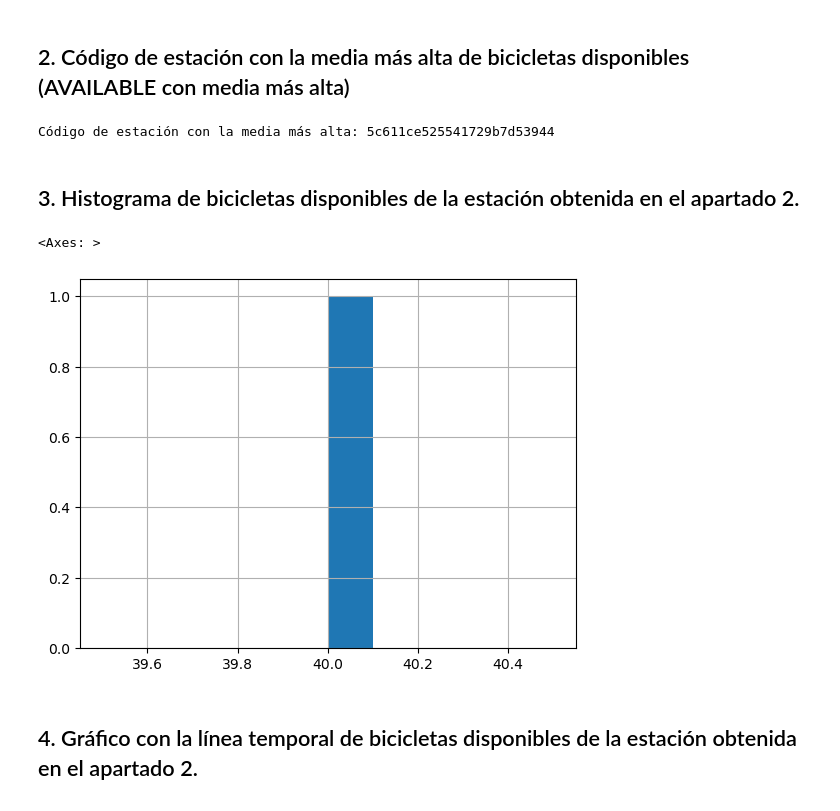
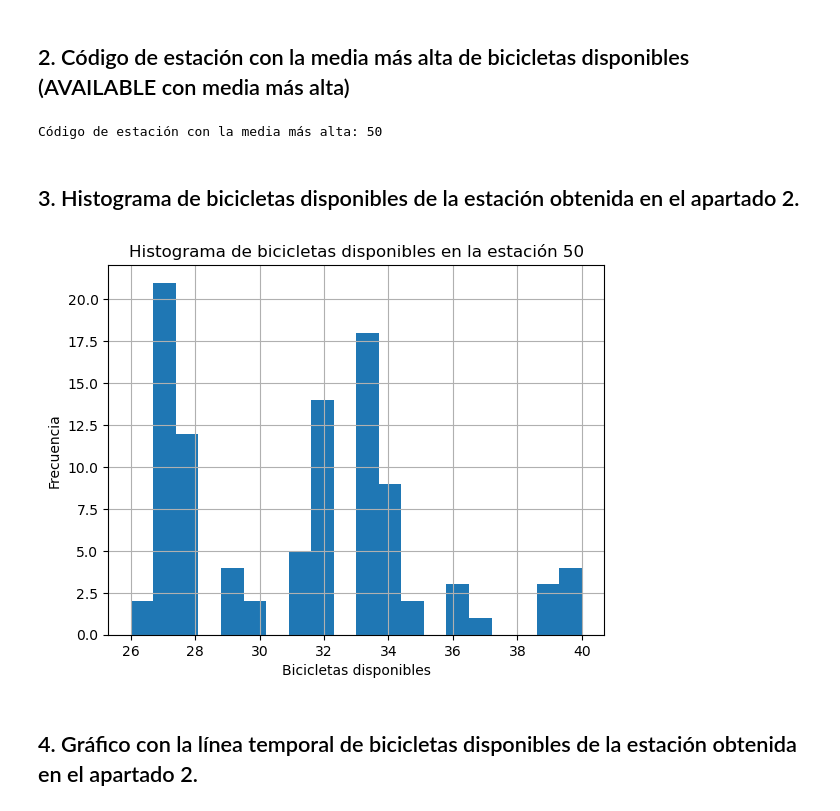
Before and after one commit to NoeliaO/CEIABD, a Jupyter notebook: PROGRAMACION DE INTELIGENCIA ARTIFICIAL/EJERCICIOS/ProyectoProgramacionIA-ValenBici/Ejercicio_Valenbici.ipynb, the cells around one changed output. Drawn from its saved outputs; the diff is of its cells as text; code cells hidden in the pictures.

```diff
--- a/PROGRAMACION DE INTELIGENCIA ARTIFICIAL/EJERCICIOS/ProyectoProgramacionIA-ValenBici/Ejercicio_Valenbici.ipynb
+++ b/PROGRAMACION DE INTELIGENCIA ARTIFICIAL/EJERCICIOS/ProyectoProgramacionIA-ValenBici/Ejercicio_Valenbici.ipynb
@@ -77,18 +78,28 @@ Número de estaciones con 30 plazas: 1098
 # %% [markdown]
 ## 2. Código de estación con la media más alta de bicicletas disponibles (AVAILABLE con media más alta)
 # %%
-media_por_estacion = bicis.groupby("_id")["available"].mean()
+media_por_estacion = bicis.groupby("station")["available"].mean()
 estacion_media_alta = media_por_estacion.idxmax()
 print(f"Código de estación con la media más alta: {estacion_media_alta}")
 # %% [output]
-Código de estación con la media más alta: 5c611ce525541729b7d53944
+Código de estación con la media más alta: 50
 # %% [markdown]
 ## 3. Histograma de bicicletas disponibles de la estación obtenida en el apartado 2.
-# %%
-bicis[bicis["_id"] == estacion_media_alta]["available"].hist()
-# %% [output]
-<Axes: >
-[figure, removed]
+# %%
+bicis1 = bicis[bicis["station"] == estacion_media_alta]
+
+# Generamos el histograma
+bicis1["available"].hist(bins=20)
+
+# Añadimos título y etiquetas para mayor claridad
+plt.title("Histograma de bicicletas disponibles en la estación 50")
+plt.xlabel("Bicicletas disponibles")
+plt.ylabel("Frecuencia")
+
+# Mostramos el gráfico
+plt.show()
+# %% [output]
+[figure, added]
 # %% [markdown]
 ## 4. Gráfico con la línea temporal de bicicletas disponibles de la estación obtenida en el apartado 2.
 # %%
```
Also changed, not shown: parts of 2 cells of this notebook, 1 other file.
